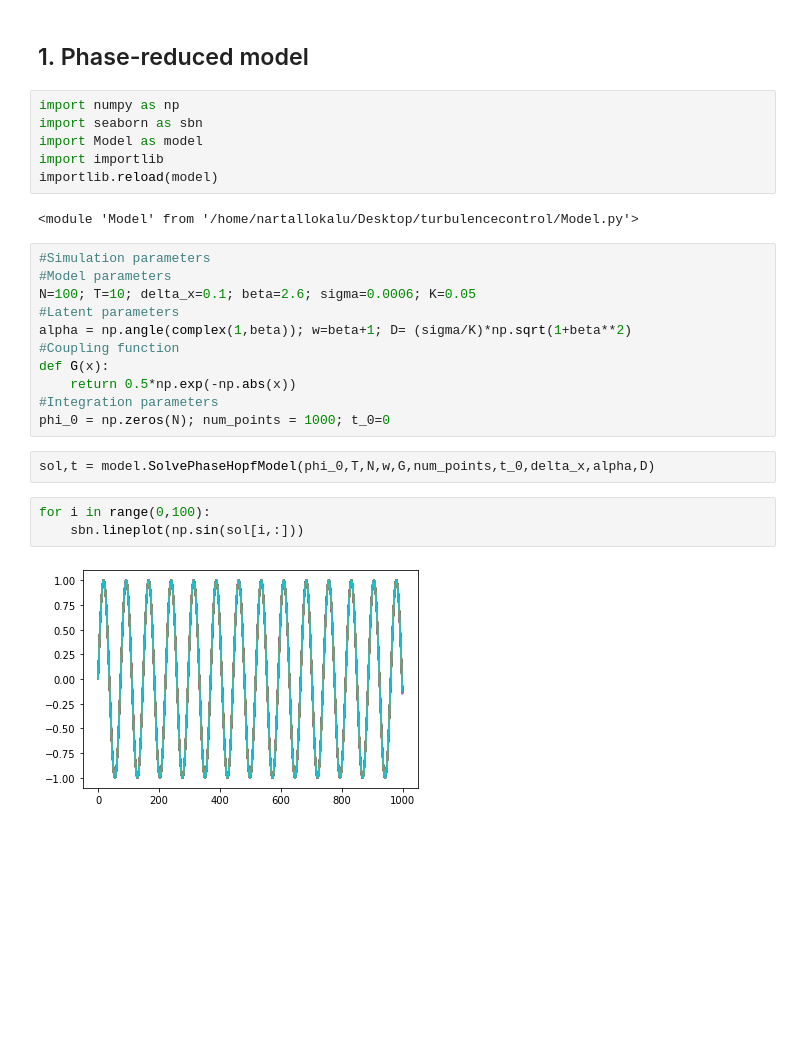
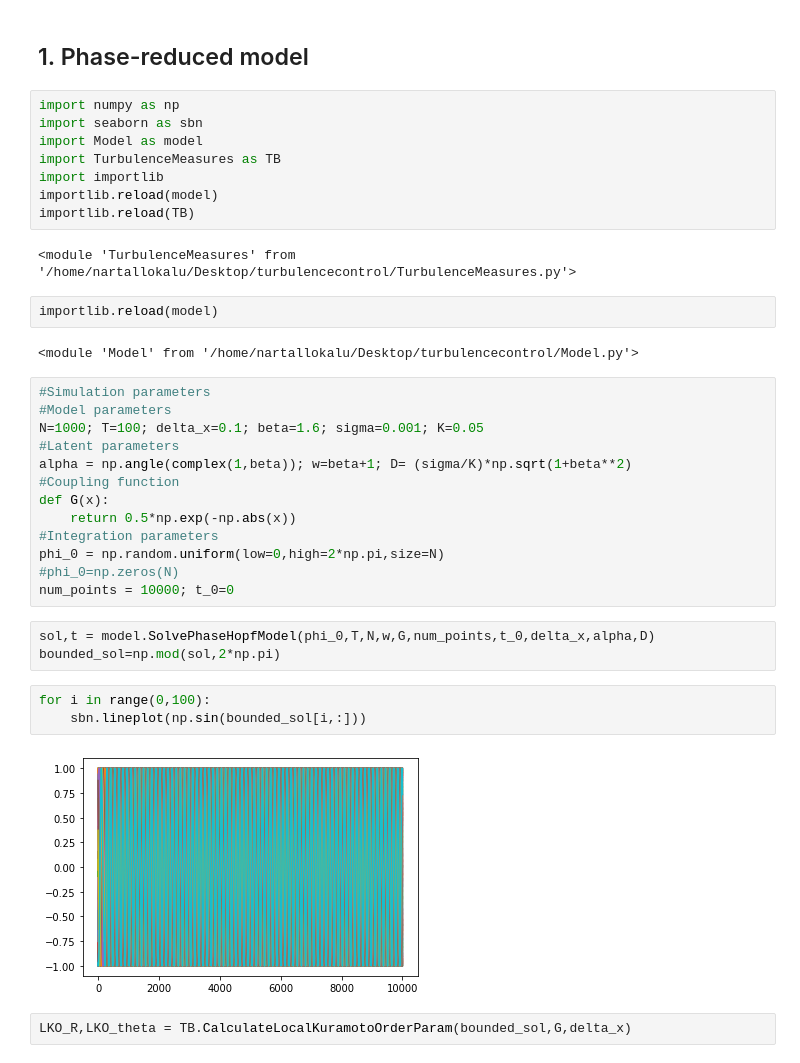
Before and after one commit to rnartallo/turbulencecontrol, a Jupyter notebook: TurbulenceControl.ipynb, the cells around one changed output. Saved outputs shown, nothing was run; the diff lists cells and outputs as text; blank space fills up the shorter version.

Commit message:
Local kuramoto order parameter

```diff
--- a/TurbulenceControl.ipynb
+++ b/TurbulenceControl.ipynb
@@ -6,25 +6,36 @@
 import numpy as np
 import seaborn as sbn
 import Model as model
+import TurbulenceMeasures as TB
 import importlib
 importlib.reload(model)
+importlib.reload(TB)
 # %% [output]
-<module 'Model' from '/home/nartallokalu/Desktop/turbulencecontrol/Model.py'>
+<module 'TurbulenceMeasures' from '/home/nartallokalu/Desktop/turbulencecontrol/TurbulenceMeasures.py'>
+# %%
+importlib.reload(model)
+# %% [output]
+<module 'Model' from '/home/nartallokalu/Desktop/turbulencecontrol/Model.py'>
 # %%
 #Simulation parameters
 #Model parameters
-N=100; T=10; delta_x=0.1; beta=2.6; sigma=0.0006; K=0.05
+N=1000; T=100; delta_x=0.1; beta=1.6; sigma=0.001; K=0.05
 #Latent parameters
 alpha = np.angle(complex(1,beta)); w=beta+1; D= (sigma/K)*np.sqrt(1+beta**2)
 #Coupling function
 def G(x):
     return 0.5*np.exp(-np.abs(x))
 #Integration parameters
-phi_0 = np.zeros(N); num_points = 1000; t_0=0
+phi_0 = np.random.uniform(low=0,high=2*np.pi,size=N)
+#phi_0=np.zeros(N)
+num_points = 10000; t_0=0
 # %%
 sol,t = model.SolvePhaseHopfModel(phi_0,T,N,w,G,num_points,t_0,delta_x,alpha,D)
+bounded_sol=np.mod(sol,2*np.pi)
 # %%
 for i in range(0,100):
-    sbn.lineplot(np.sin(sol[i,:]))
+    sbn.lineplot(np.sin(bounded_sol[i,:]))
 # %% [output]
-[figure, old version]
+[figure, new version]
+# %%
+LKO_R,LKO_theta = TB.CalculateLocalKuramotoOrderParam(bounded_sol,G,delta_x)
```
Also changed, not shown: parts of 1 cell of this notebook, 1 other file.
